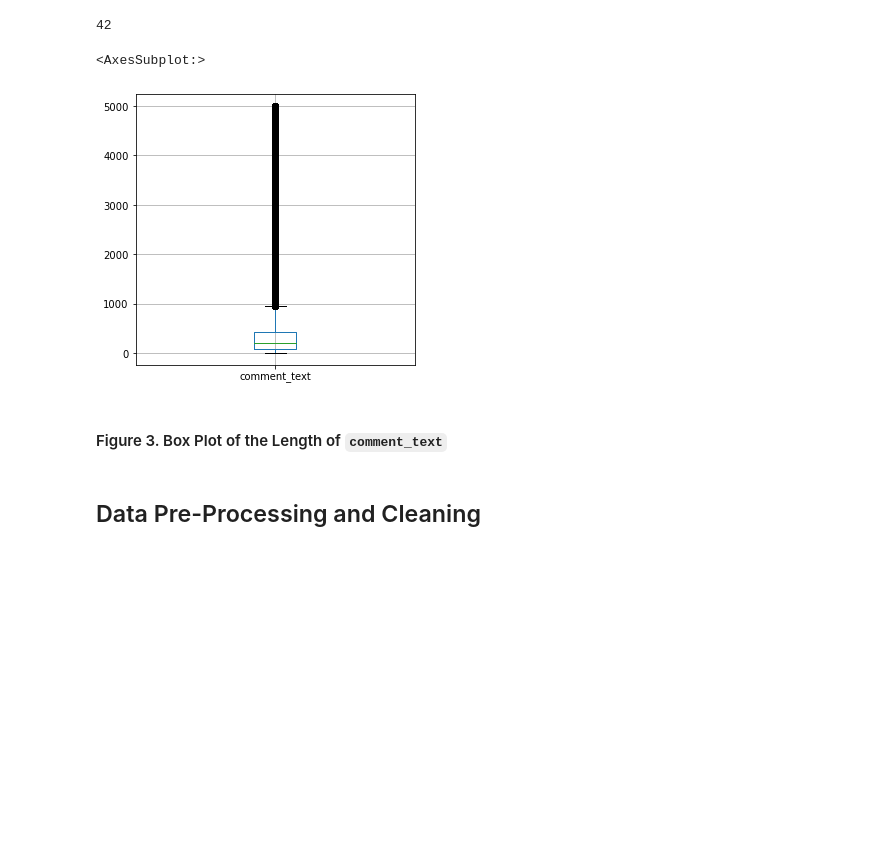
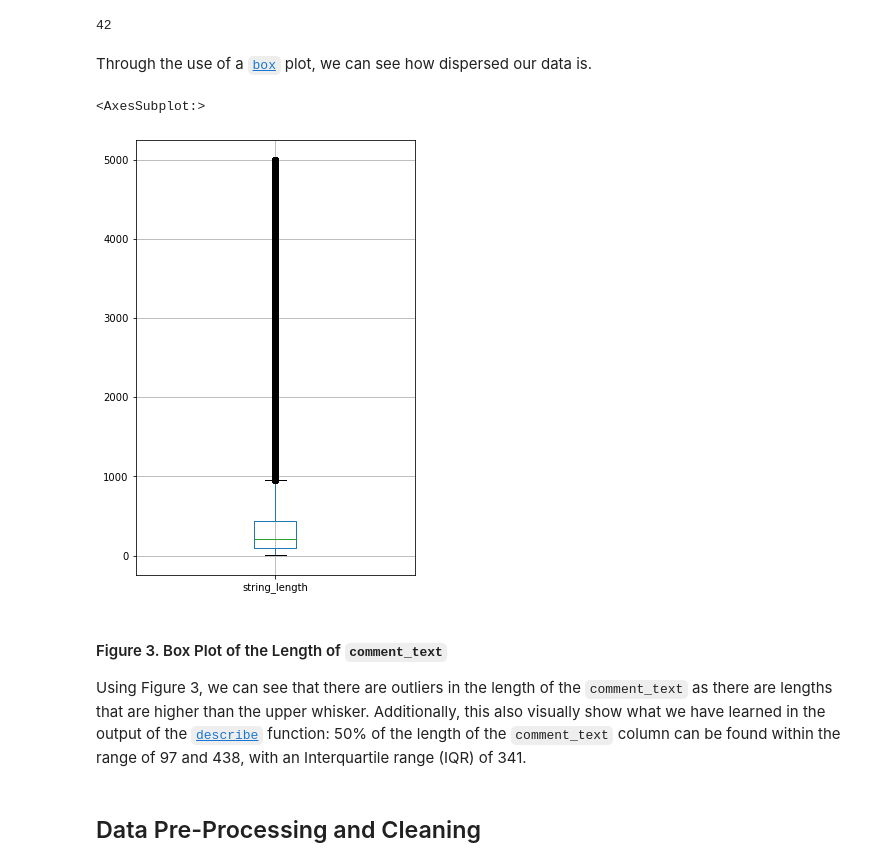
Before and after one commit to francheska-vicente/stintsy-project, a Jupyter notebook: ToxicComment_S13_Group8.ipynb, the cells around one changed output. Saved outputs shown, nothing was run; the diff lists cells and outputs as text; code cells hidden in the pictures; blank space fills up the shorter version.

```diff
--- a/ToxicComment_S13_Group8.ipynb
+++ b/ToxicComment_S13_Group8.ipynb
@@ -174,13 +174,16 @@ Additionally, we can see that there are **42 rows** that has a string length of
 len(arranged_length [arranged_length ['string_length'] == 5000])
 # %% [output]
 42
+# %% [markdown]
+Through the use of a [`box`](https://matplotlib.org/3.5.0/api/_as_gen/matplotlib.pyplot.box.html) plot, we can see how dispersed our data is.
 # %%
-train['comment_text'].str.len().plot.box(grid='True', figsize=(5, 5))
+arranged_length ['string_length'].plot.box(grid='True', figsize=(5, 8))
 # %% [output]
 <AxesSubplot:>
-[figure, old version]
+[figure, new version]
 # %% [markdown]
 #### Figure 3. Box Plot of the Length of `comment_text`
+Using Figure 3, we can see that there are outliers in the length of the `comment_text` as there are lengths that are higher than the upper whisker. Additionally, this also visually show what we have learned in the output of the [`describe`](https://pandas.pydata.org/docs/reference/api/pandas.DataFrame.describe.html) function: 50% of the length of the `comment_text` column can be found within the range of 97 and 438, with an Interquartile range (IQR) of 341.
 # %% [markdown]
 ## Data Pre-Processing and Cleaning
 # %% [markdown]
```
